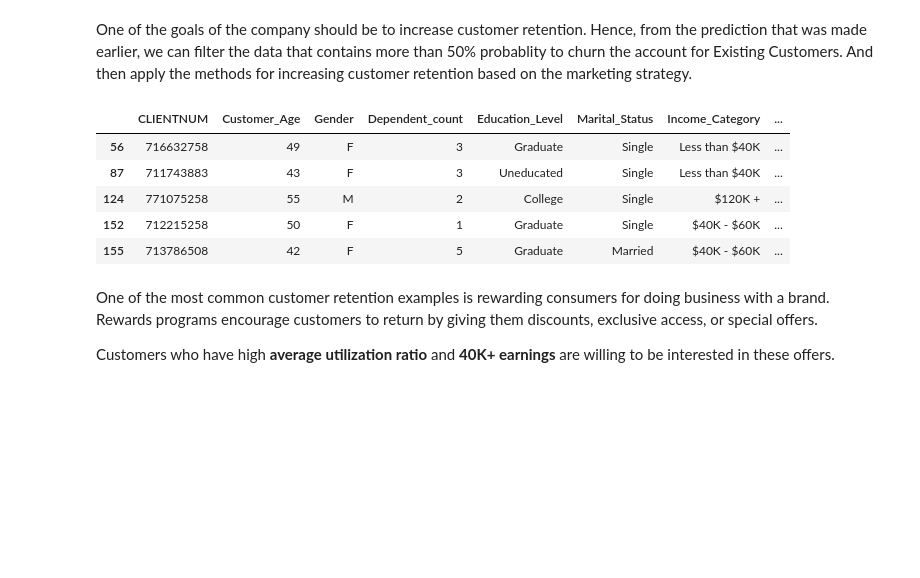
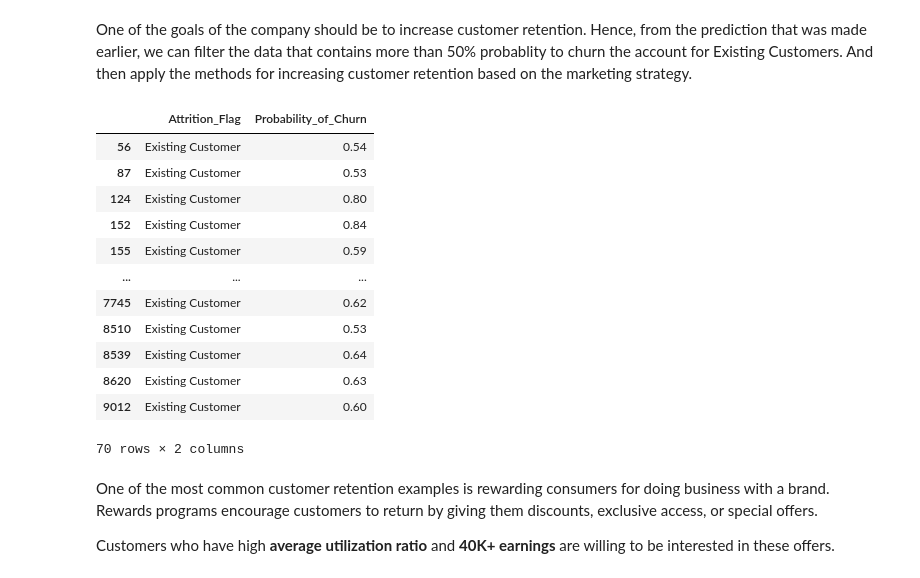
Before and after one commit to kshuravi/Credit_Card_Churn_Prediction, a Jupyter notebook: Churn_Probability_Prediction.ipynb, the cells around one changed output. Saved outputs shown, nothing was run; the diff lists cells and outputs as text; code cells hidden in the pictures; blank space fills up the shorter version.

```diff
--- a/Churn_Probability_Prediction.ipynb
+++ b/Churn_Probability_Prediction.ipynb
@@ -405,14 +404,21 @@ One of the goals of the company should be to increase customer retention. Hence,
 # %%
 df3 = df2[df2.Attrition_Flag != 'Attrited Customer']
 df4 = df3[df3.Probability_of_Churn >= 0.50]
-df4.head()
+df4[["Attrition_Flag", "Probability_of_Churn"]]
 # %% [output]
-|  | CLIENTNUM | Customer_Age | Gender | Dependent_count | Education_Level | Marital_Status | Income_Category | ... |
-| 56 | 716632758 | 49 | F | 3 | Graduate | Single | Less than $40K | ... |
-| 87 | 711743883 | 43 | F | 3 | Uneducated | Single | Less than $40K | ... |
-| 124 | 771075258 | 55 | M | 2 | College | Single | $120K + | ... |
-| 152 | 712215258 | 50 | F | 1 | Graduate | Single | $40K - $60K | ... |
-| 155 | 713786508 | 42 | F | 5 | Graduate | Married | $40K - $60K | ... |
+|  | Attrition_Flag | Probability_of_Churn |
+| 56 | Existing Customer | 0.54 |
+| 87 | Existing Customer | 0.53 |
+| 124 | Existing Customer | 0.80 |
+| 152 | Existing Customer | 0.84 |
+| 155 | Existing Customer | 0.59 |
+| ... | ... | ... |
+| 7745 | Existing Customer | 0.62 |
+| 8510 | Existing Customer | 0.53 |
+| 8539 | Existing Customer | 0.64 |
+| 8620 | Existing Customer | 0.63 |
+| 9012 | Existing Customer | 0.60 |
+70 rows × 2 columns
 # %% [markdown]
 One of the most common customer retention examples is rewarding consumers for doing business with a brand. Rewards programs encourage customers to return by giving them discounts, exclusive access, or special offers.
 
```
Also changed, not shown: parts of 4 cells of this notebook.
